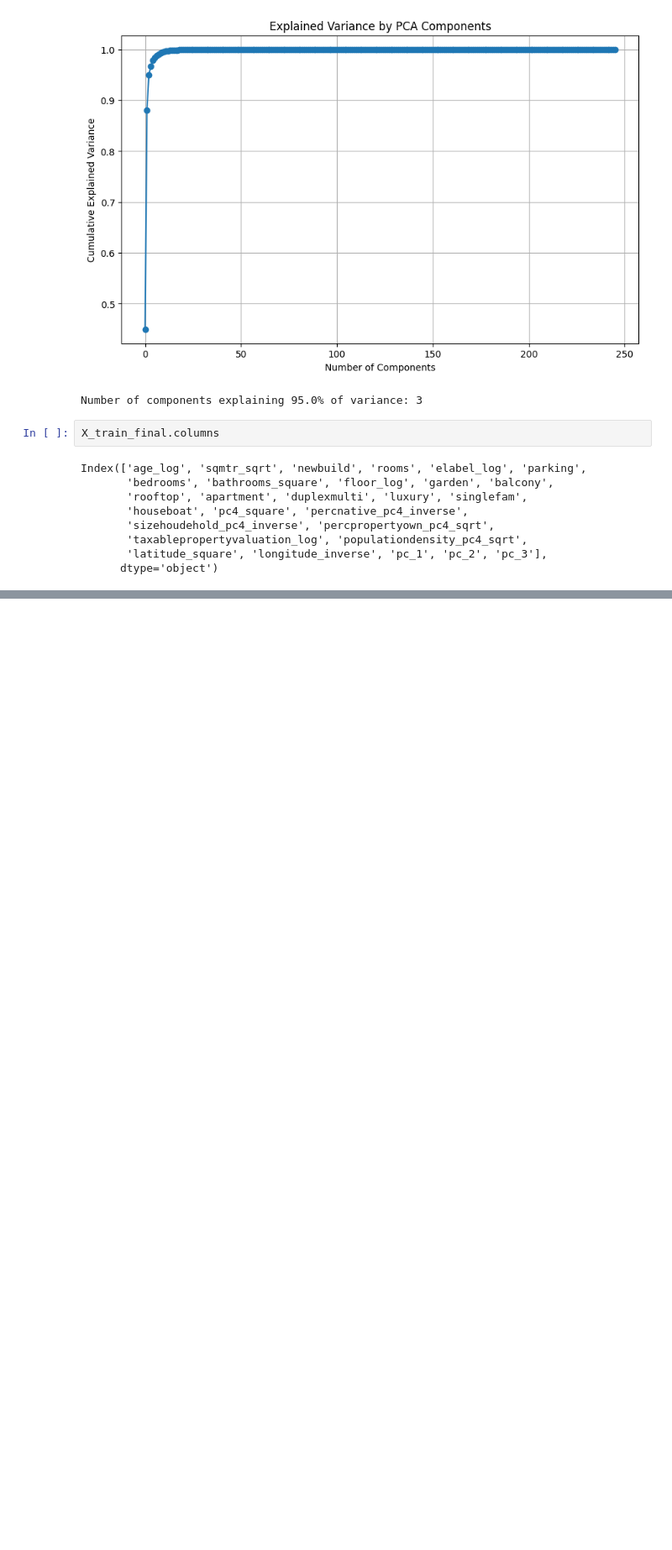
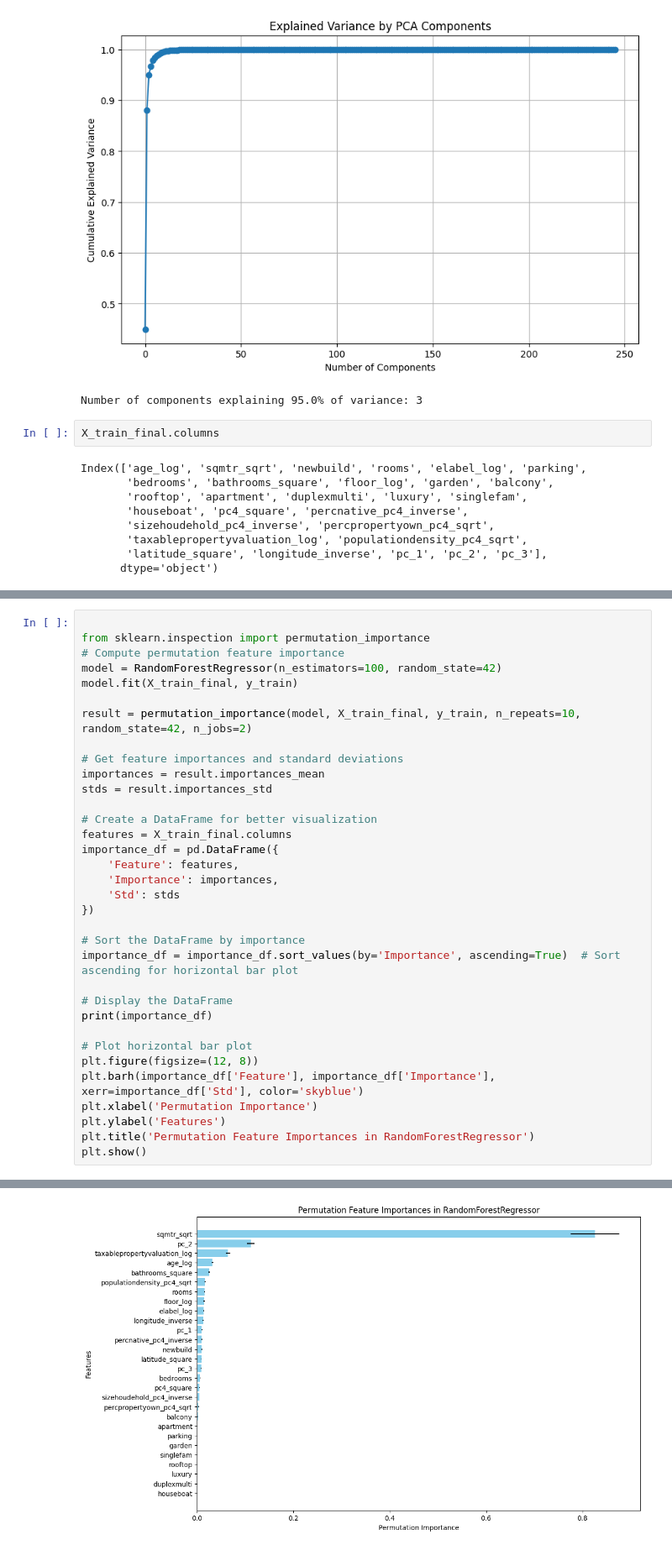
Before and after one commit to TheAphander/rentalprediction, a Jupyter notebook: pca.ipynb, the cells around one changed output, grey strips where cells are left out. Shown at 84% size. Drawn from its saved outputs; the diff is of its cells as text; blank space fills up the shorter version.

```diff
--- a/pca.ipynb
+++ b/pca.ipynb
@@ -163,0 +198,35 @@ ValueError: Expected a 2-dimensional container but got <class 'pandas.core.serie
+# %%
+
+from sklearn.inspection import permutation_importance
+# Compute permutation feature importance
+model = RandomForestRegressor(n_estimators=100, random_state=42)
+model.fit(X_train_final, y_train)
+
+result = permutation_importance(model, X_train_final, y_train, n_repeats=10, random_state=42, n_jobs=2)
+
+# Get feature importances and standard deviations
+importances = result.importances_mean
+stds = result.importances_std
+
+# Create a DataFrame for better visualization
+features = X_train_final.columns
+importance_df = pd.DataFrame({
+    'Feature': features,
+    'Importance': importances,
+    'Std': stds
+})
+
+# Sort the DataFrame by importance
+importance_df = importance_df.sort_values(by='Importance', ascending=True)  # Sort ascending for horizontal bar plot
+
+# Display the DataFrame
+print(importance_df)
+
+# Plot horizontal bar plot
+plt.figure(figsize=(12, 8))
+plt.barh(importance_df['Feature'], importance_df['Importance'], xerr=importance_df['Std'], color='skyblue')
+plt.xlabel('Permutation Importance')
+plt.ylabel('Features')
+plt.title('Permutation Feature Importances in RandomForestRegressor')
+plt.show()
+# %% [output]
@@ -163,0 +250 @@ ValueError: Expected a 2-dimensional container but got <class 'pandas.core.serie
+[figure, added]
```
Also changed, not shown: parts of 3 cells of this notebook.
